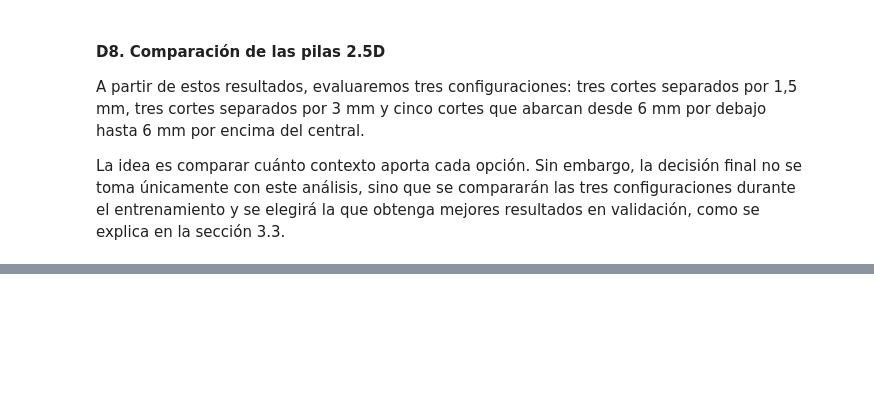
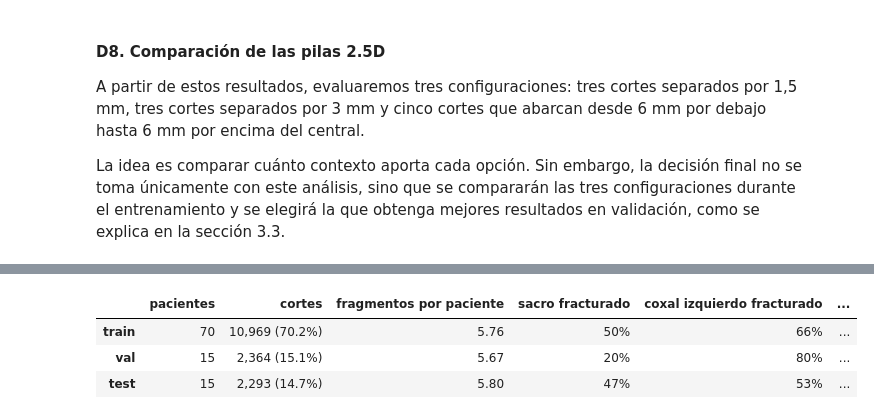
Before and after one commit to MarcAragon/proyecto_pengwin, a Jupyter notebook: Pengwin.ipynb, the cells around one changed output, grey strips where cells are left out. Cells and saved outputs as stored; diff of their text form; code cells hidden in the pictures; blank space fills up the shorter version.

```diff
--- a/Pengwin.ipynb
+++ b/Pengwin.ipynb
@@ -1359,0 +1370,54 @@ La idea es comparar cuánto contexto aporta cada opción. Sin embargo, la decisi
+# %%
+SEMILLA, FRACCIONES, PARTICIONES = 42, (0.70, 0.15, 0.15), ("train", "val", "test")
+
+
+def estratos(severidad: pd.Series, n: int = 3) -> pd.Series:
+    g = pd.Series(pd.qcut(severidad, n, labels=False, duplicates="drop"), index=severidad.index).fillna(0).astype(int)
+    for k, m in sorted(g.value_counts().items()):
+        if m < 3 and k > 0:
+            g = g.replace(k, k - 1)
+    return g
+
+
+def particionar(severidad: pd.Series) -> dict[str, list[str]]:
+    rng = np.random.default_rng(SEMILLA)
+    grupos = estratos(severidad)
+    out = {p: [] for p in PARTICIONES}
+    for k in sorted(grupos.unique()):
+        ids = np.array(sorted(severidad.index[grupos == k]))
+        rng.shuffle(ids)
+        c1 = int(round(FRACCIONES[0] * len(ids)))
+        c2 = c1 + int(round(FRACCIONES[1] * len(ids)))
+        for p, trozo in zip(PARTICIONES, (ids[:c1], ids[c1:c2], ids[c2:])):
+            out[p] += trozo.tolist()
+    return {p: sorted(v) for p, v in out.items()}
+
+
+splits = particionar(severidad)
+assert sorted(sum(splits.values(), [])) == casos
+
+ruta = RAIZ / "splits.json"
+if ruta.exists():
+    assert json.loads(ruta.read_text(encoding="utf-8"))["splits"] == splits, "¡la partición ha cambiado!"
+ruta.write_text(json.dumps({
+    "seed": SEMILLA, "fractions": dict(zip(PARTICIONES, FRACCIONES)), "level": "case_id",
+    "n_cases": {p: len(v) for p, v in splits.items()}, "stratified_by": "n_fragmentos_por_caso",
+    "note": "Particion POR PACIENTE (case_id). Ver pengwin_desarrollo.ipynb, seccion 1.14.", "splits": splits,
+}, indent=2, ensure_ascii=False), encoding="utf-8")
+
+
+def filas_de(particion: str) -> np.ndarray:
+    return indice.row[indice.case_id.isin(splits[particion])].to_numpy()
+
+
+pd.DataFrame({p: {
+    "pacientes": len(splits[p]),
+    "cortes": f"{len(filas_de(p)):,} ({len(filas_de(p)) / len(indice):.1%})",
+    "fragmentos por paciente": f"{severidad[splits[p]].mean():.2f}",
+    **{f"{HUESO[k]} fracturado": f"{(frag_caso.loc[splits[p], k] > 1).mean():.0%}" for k in COLOR},
+} for p in PARTICIONES}).T
+# %% [output]
+|  | pacientes | cortes | fragmentos por paciente | sacro fracturado | coxal izquierdo fracturado | ... |
+| train | 70 | 10,969 (70.2%) | 5.76 | 50% | 66% | ... |
+| val | 15 | 2,364 (15.1%) | 5.67 | 20% | 80% | ... |
+| test | 15 | 2,293 (14.7%) | 5.80 | 47% | 53% | ... |
```
Also changed, not shown: parts of 7 cells of this notebook.
